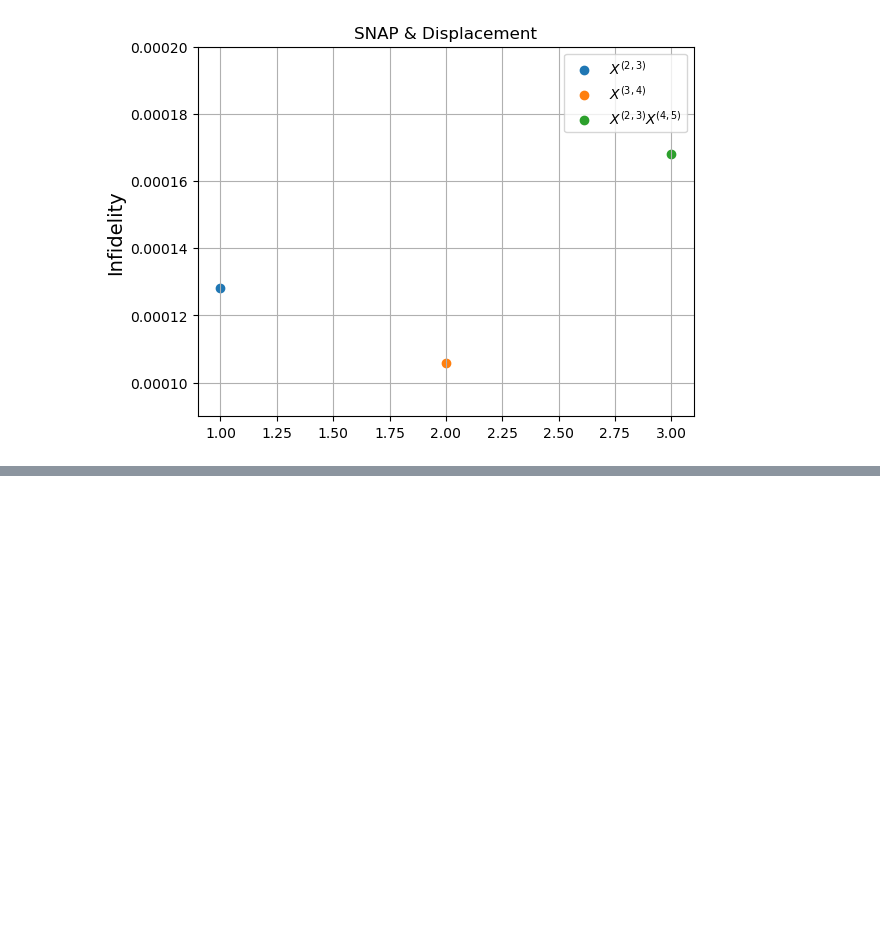
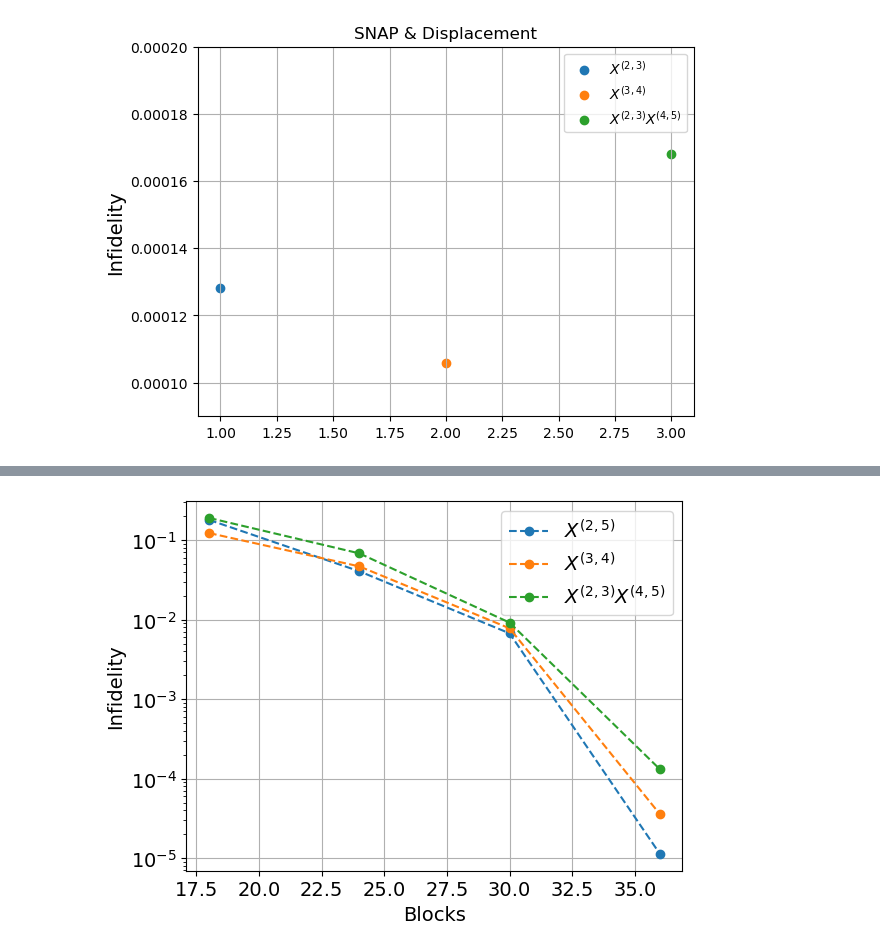
Before and after one commit to AndreaMaestri18/Opt3DQalgs, a Jupyter notebook: BTgates/src/plots_and_analysis/state_dependency_x_5photons.ipynb, the cells around one changed output, grey strips where cells are left out. Saved outputs shown, nothing was run; the diff lists cells and outputs as text; code cells hidden in the pictures; blank space fills up the shorter version.

Commit message:
formatting data and new plot

```diff
--- a/BTgates/src/plots_and_analysis/state_dependency_x_5photons.ipynb
+++ b/BTgates/src/plots_and_analysis/state_dependency_x_5photons.ipynb
@@ -40,0 +58,4 @@ plt.show()
+# %%
+X_gate_2_5 = pd.read_csv("../../data/X_gate/5_photons/ECD/(2,5).txt", sep=',')
+X_gate_3_4 = pd.read_csv("../../data/X_gate/5_photons/ECD/(3,4).txt", sep=',')
+X_gate_2_3_and_4_5 = pd.read_csv("../../data/X_gate/5_photons/ECD/(2,3)_(4,5).txt", sep=',')
@@ -40,0 +85,17 @@ plt.show()
+# %%
+# plt.plot(X_gate_2_3.groupby(" N_blocks").mean()["fidelity"], label="(2,3)")
+# plt.plot(X_gate_3_4.groupby(" N_blocks").mean()["fidelity"], label="(3,4)")
+# plt.plot(X_gate_2_3_and_4_5.groupby(" N_blocks").mean()["fidelity"], label="[(2,3),(4,5)]")
+plt.plot([18,24,30,36],X_gate_2_5.groupby("blocks").min()["fidelity"], label=r"$X^{(2,5)}$", marker="o", linestyle='dashed')
+plt.plot([18,24,30,36],X_gate_3_4.groupby("blocks").min()["fidelity"], label=r"$X^{(3,4)}$", marker="o", linestyle='dashed')
+plt.plot([18,24,30,36],X_gate_2_3_and_4_5.groupby("blocks").min()["fidelity"], label=r"$X^{(2,3)}X^{(4,5)}$", marker="o", linestyle='dashed')
+plt.yscale("log")
+plt.ylabel("Infidelity", fontsize=14)
+plt.xlabel("Blocks", fontsize=14)
+plt.legend(fontsize=14)
+plt.yticks(fontsize=14)
+plt.xticks(fontsize=14)
+plt.grid()
+plt.show()
+# %% [output]
+[figure, added]
```
Also changed, not shown: parts of 7 cells of this notebook, 16 other files.
